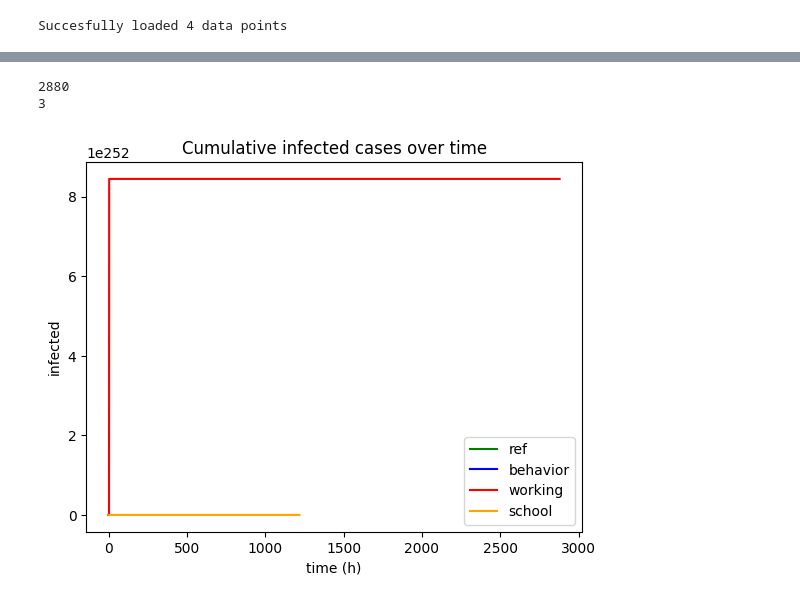
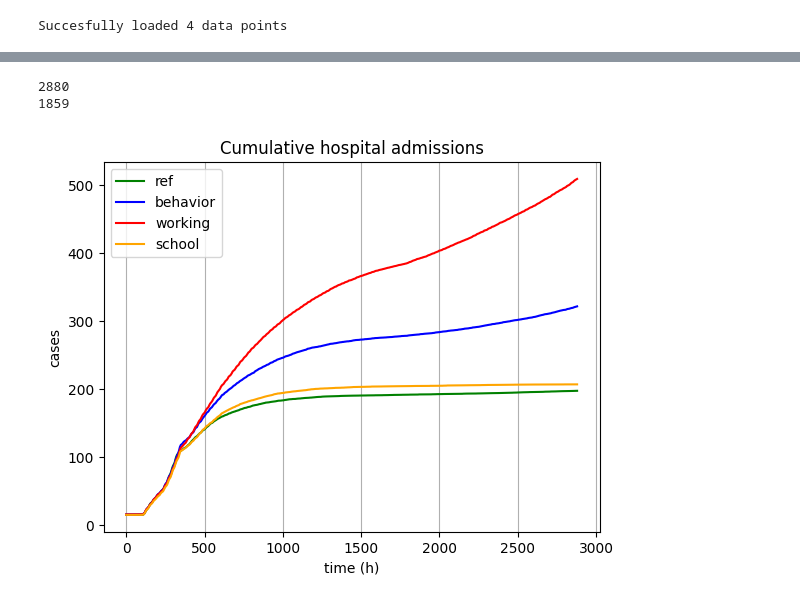
Before and after one commit to larsdekwant/covid-gravity-model, a Jupyter notebook: figures.ipynb, the cells around one changed output, grey strips where cells are left out. Saved outputs shown, nothing was run; the diff lists cells and outputs as text; code cells hidden in the pictures.

Commit message:
compute hospitalisations from data results

```diff
--- a/figures.ipynb
+++ b/figures.ipynb
@@ -6,6 +6,8 @@ import os
 class ModelData:
     def __init__(self):
         self.name = None
+        self.seed = None
+        self.run = None
         self.gem = None
         self.gem_id = None
         self.pos = None
@@ -17,6 +19,7 @@ class ModelData:
         self.exposed = None
         self.infected = None
         self.recovered = None
+        self.hospital = None
 
 # Load data
 def load_data(seed, run, intervention):
@@ -24,17 +27,24 @@ def load_data(seed, run, intervention):
 
     data = ModelData()
     data.name = intervention
+    data.seed = seed
+    data.run = run
+
     data.gem = pd.read_pickle(path + 'Gemeenten.pkl')
     data.gem_id = pd.read_pickle(path +'GemeentenID.pkl')
     data.pos = np.load(path + 'Positions.npy')
 
-    path = os.getcwd() + '/Data/Model_V1/Data/High/Seed_' + str(seed) + '/'
+    try:
+        path = os.getcwd() + '/Data/Model_V1/Data/High/Seed_' + str(seed) + '/'
 
-    data.people = pd.read_pickle(path + 'PeopleDF.pkl')
+        data.people = pd.read_pickle(path + 'PeopleDF.pkl')
 
-    data.phases = pd.read_pickle(path + 'Runs_' + intervention + '/Phases_' + str(run) + '.pkl')
-    data.status = np.load(path + 'Runs_' + intervention + '/Status_' + str(run) + '.npz')
-    data.timestep = np.loadtxt(path + 'Runs_' + intervention + '/Timestep_' + str(run))
+        data.phases = pd.read_pickle(path + 'Runs_' + intervention + '/Phases_' + str(run) + '.pkl')
+        data.status = np.load(path + 'Runs_' + intervention + '/Status_' + str(run) + '.npz')
+        data.timestep = np.loadtxt(path + 'Runs_' + intervention + '/Timestep_' + str(run))
+    except:
+        print("Error loading data ({}, {}, {})".format(intervention, seed, run))
+        return
 
     return data
 # %%
@@ -48,6 +58,7 @@ for seed in seeds:
         for intervention in interventions:
             data_points.append(load_data(seed, run, intervention))
 
+data_points = list(filter(None, data_points))
 print('Succesfully loaded ' + str(len(data_points)) + ' data points')
 # %% [output]
 Succesfully loaded 4 data points
@@ -76,43 +90,81 @@ status:  (40146882,)
 # %%
-# Compute infected cases per timestep
+# map containing hospitalisation values per demographic group
+p_hos_map = {
+    'a) Pre-school children':       0,
+    'b) Primary school children':   0,
+    'c) Secondary school children': 0.0018,
+    'd) Students':                  0.0006,
+    'e) Non-studying adolescents':  0.0006,
+    'f) Middle-age working':        0.0081,
+    'g) Middle-age unemployed':     0.0081,
+    'h) Higher-age working':        0.0276,
+    'i) Higher-age unemployed':     0.0276,
+    'j) Elderly':                   0.0494,
+    'k) Eldest':                    0.0641
+}
+
+# Compute model data per timestep
 for data in data_points:
     timesteps = data.status['indptr'].shape[0] -1
     raw_data = data.status['data']
     indptr = data.status['indptr']
+    indices = data.status['indices']
 
+    data.hospital = np.zeros(timesteps)
     data.exposed = np.zeros(timesteps)
     data.infected = np.zeros(timesteps)
     data.recovered = np.zeros(timesteps)
+
+    prev_infected = set()
     for t in range(0, timesteps):
         timestamp_row = raw_data[indptr[t] : indptr[t + 1]]
+        infected_mask = timestamp_row == 2
+        infected_row = indices[indptr[t] : indptr[t + 1]][infected_mask]
+        #print(len(infected_row))
+
+        # get new infected cases a.k.a people that are not in prev_infected
+        new_infected = set(infected_row).difference(prev_infected)
+        prev_infected = infected_row
+
+        # compute hospitalisations of new cases
+        total_hosp = 0
+        for i in new_infected:
+            total_hosp += p_hos_map[data.people['Group'][i]]
+
+        # assign data to object
+        data.hospital[t] = total_hosp
         data.exposed[t] = np.count_nonzero(timestamp_row == 1)
         data.infected[t] = np.count_nonzero(timestamp_row == 2)
         data.recovered[t] = np.count_nonzero(timestamp_row == 3)
 
-# Minimum at 107
-print(data_points[0].infected.size)
-print(np.argmin(data_points[0].infected))
+# Check some general info
+# print(data_points[0].infected.size)
+# print(np.argmin(data_points[0].infected))
 # %% [output]
 2880
-3
+1859
 # %%
 import matplotlib.pyplot as plt
+
+p_hos = 0.01
 
 # For easy comparison to figure 3 of the paper.
 color_map = {
     'ref': 'green',
     'school': 'orange',
     'behavior': 'blue',
     'working': 'red'
 }
 
-plt.title('Cumulative infected cases over time')
+plt.title('Cumulative hospital admissions')
 plt.xlabel('time (h)')
-plt.ylabel('infected')
+plt.ylabel('cases')
 #plt.yscale('log')
 for data in data_points:
-    plt.plot(np.arange(0, len(data.infected)), np.cumsum(data.infected), label=data.name, color=color_map[data.name])
+    plt.plot(np.arange(0, len(data.hospital)), np.cumsum(data.hospital), label=data.name, color=color_map[data.name])
+plt.grid(axis='x')
+#plt.xticks([4*24,11*24, 60*24])
 plt.legend()
 plt.show()
 # %% [output]
-[figure, old version]
+[figure, new version]
```
Also changed, not shown: parts of 1 cell of this notebook, 2 other files.
